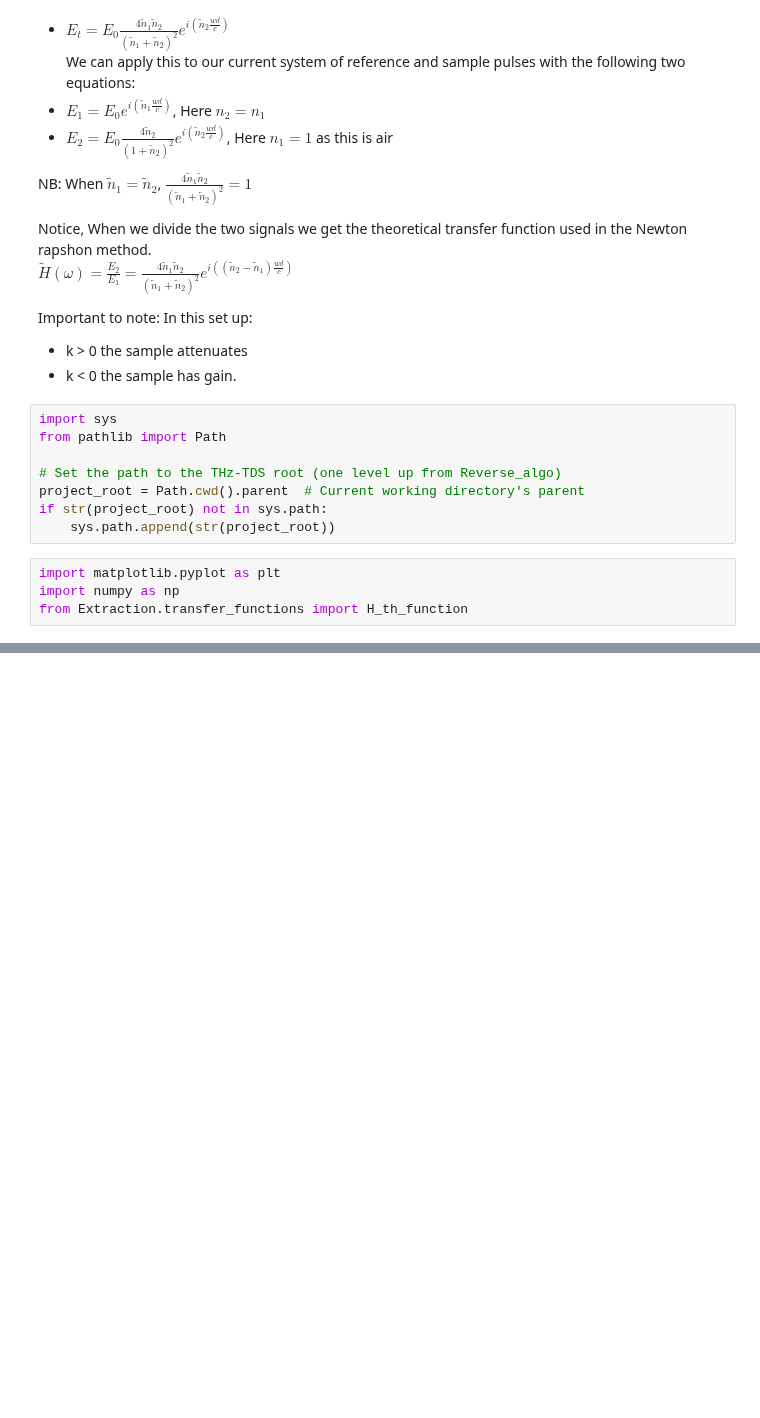
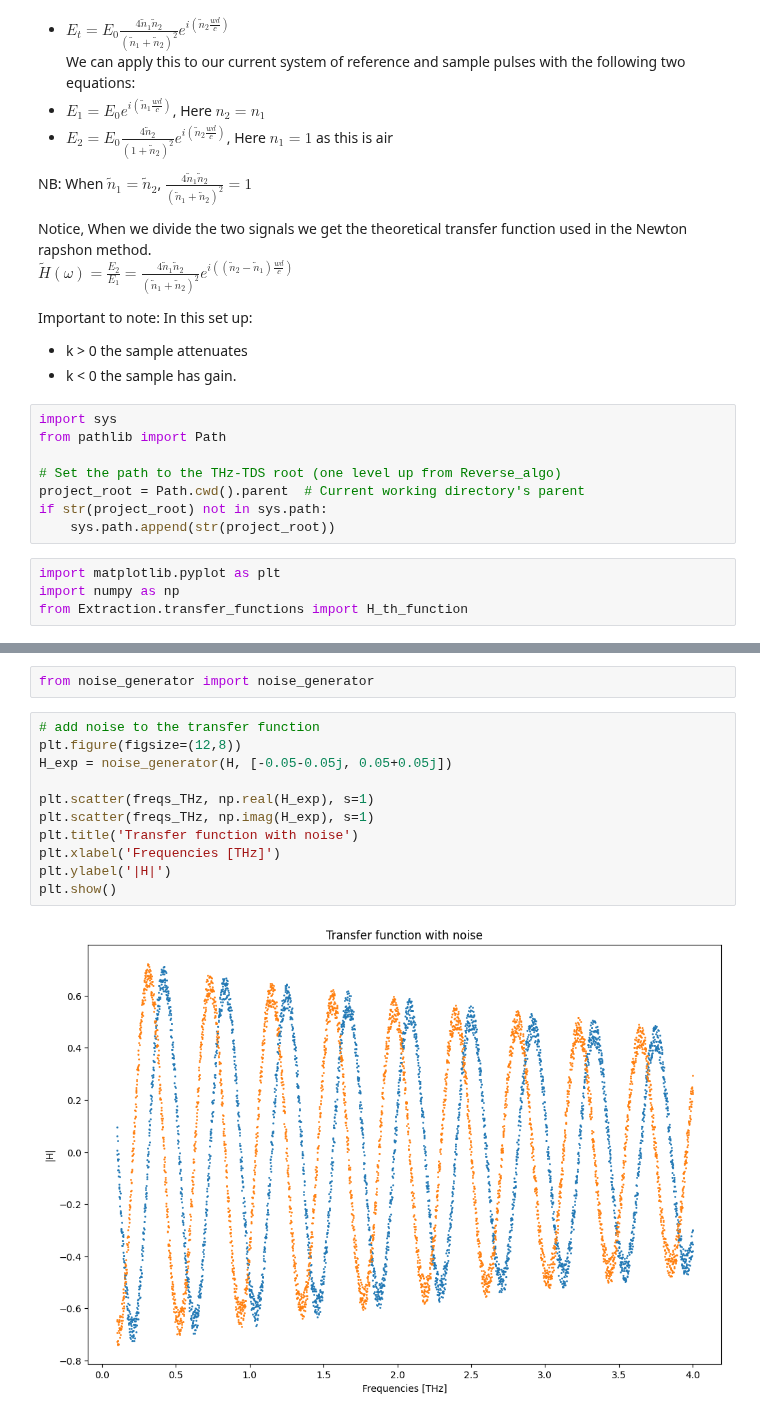
Before and after one commit to tls54/THz-TDS, a Jupyter notebook: Reversed_algo/reversed_algorithm.ipynb, the cells around one changed output, grey strips where cells are left out. Saved outputs shown, nothing was run; the diff lists cells and outputs as text; blank space fills up the shorter version.

Commit message:
tweaks to noise generation and added noise to reversed algo tests

```diff
--- a/Reversed_algo/reversed_algorithm.ipynb
+++ b/Reversed_algo/reversed_algorithm.ipynb
@@ -71,0 +72,15 @@ plt.show()
+# %%
+from noise_generator import noise_generator
+# %%
+# add noise to the transfer function
+plt.figure(figsize=(12,8))
+H_exp = noise_generator(H, [-0.05-0.05j, 0.05+0.05j])
+
+plt.scatter(freqs_THz, np.real(H_exp), s=1)
+plt.scatter(freqs_THz, np.imag(H_exp), s=1)
+plt.title('Transfer function with noise')
+plt.xlabel('Frequencies [THz]')
+plt.ylabel('|H|')
+plt.show()
+# %% [output]
+[figure, added]
```
Also changed, not shown: parts of 6 cells of this notebook, 2 other files.
